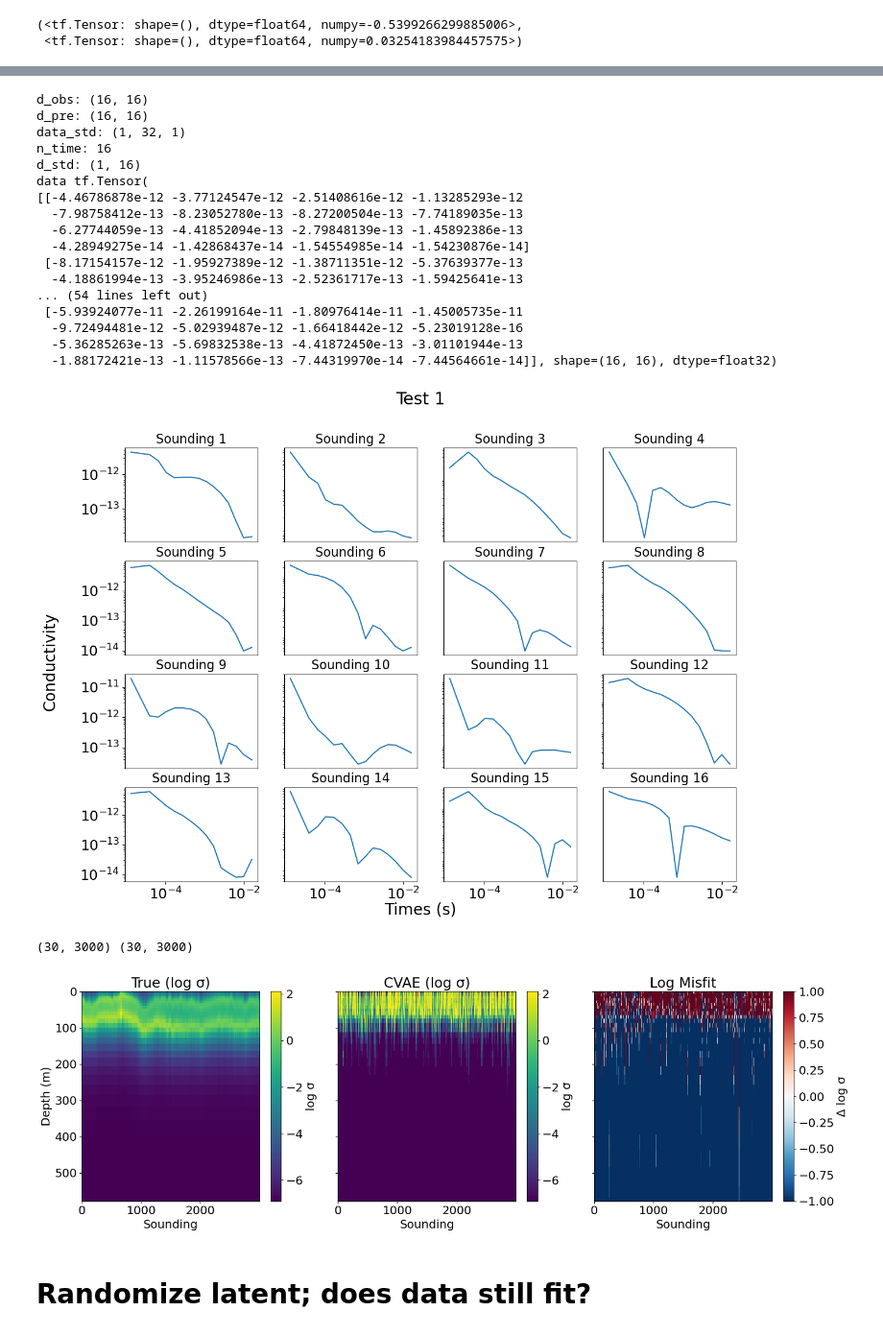
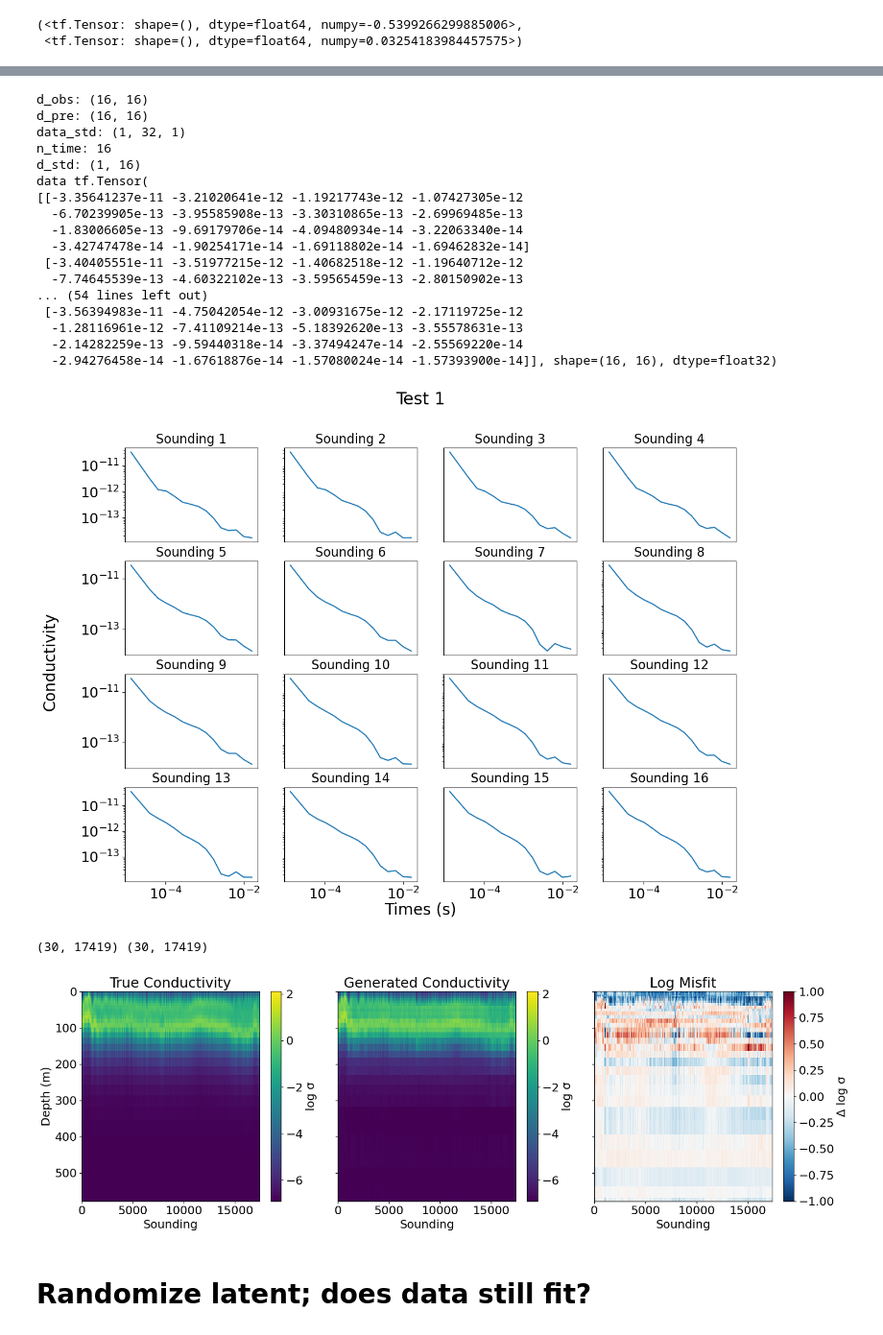
Before and after one commit to sarafhirsch/EM-CVAE-Graduate_Research-main, a Jupyter notebook: MT_64_Updated.ipynb, the cells around one changed output, grey strips where cells are left out. Shown at 96% size. Saved outputs shown, nothing was run; the diff lists cells and outputs as text; code cells hidden in the pictures.

Commit message:
2D Conductivity Plots

```diff
--- a/MT_64_Updated.ipynb
+++ b/MT_64_Updated.ipynb
@@ -480,9 +480,9 @@ print(x_validate_raw.shape)
 
 x_train1 = x_train
 # print(x_train1)
-x_validate1 = x_validate[0:3000,]
+x_validate1 = x_validate
 x_train_raw1 = x_train_raw
-x_validate_raw1 = x_validate_raw[0:3000,]
+x_validate_raw1 = x_validate_raw
 # x_test_raw1 = x_test_raw[0:1000,]
 # print(x_train_raw1)
 # plt.plot(x_train_raw1[0],np.append(0,depths))
@@ -755,6 +755,3 @@ gc.collect()
 # optimizer = tf.keras.optimizers.Adam(0.005, 0.5, clipnorm=1)
 base_optimizer = tf.keras.optimizers.Adam(learning_rate=5e-4)
 optimizer = tf.keras.mixed_precision.LossScaleOptimizer(base_optimizer)
-# %%
-network.inference_net.load_weights(run + '/encoder_weights.h5')
-network.generative_net.load_weights(run + '/decoder_weights.h5')
@@ -998,7 +1020,7 @@ vae.plot_logs(np.exp(network.tanhs_to_model(x_validate[0:16])), depths=depths, s
 [figure]
 # %%
 z_model = network.reparameterize(*network.encode(x_validate[:16]))
-z_model_all = network.reparameterize(*network.encode(x_validate[:3000]))
+z_model_all = network.reparameterize(*network.encode(x_validate))
 print(np.shape(z_model))
 z_data = raw_validate_data[:16]
 z_data_all = raw_validate_data
@@ -1030,7 +1052,7 @@ zmd_tanhs_all = np.reshape(zmd_tanhs_all, (zmd_samples_all, network.n_model))
 zmd_logs_all = network.tanhs_to_model(zmd_tanhs_all)
 
 true_validate = network.tanhs_to_model(x_validate[0:16])
-true_validate_all = network.tanhs_to_model(x_validate[0:3000])
+true_validate_all = network.tanhs_to_model(x_validate)
 # %%
 #Why does x2 on the predicted make it match better???
 # fig = plt.figure(figsize=(20, 20))
@@ -1153,18 +1175,18 @@ data_std: (1, 32, 1)
 n_time: 16
 d_std: (1, 16)
 data tf.Tensor(
-[[-4.46786878e-12 -3.77124547e-12 -2.51408616e-12 -1.13285293e-12
-  -7.98758412e-13 -8.23052780e-13 -8.27200504e-13 -7.74189035e-13
-  -6.27744059e-13 -4.41852094e-13 -2.79848139e-13 -1.45892386e-13
-  -4.28949275e-14 -1.42868437e-14 -1.54554985e-14 -1.54230876e-14]
- [-8.17154157e-12 -1.95927389e-12 -1.38711351e-12 -5.37639377e-13
-  -4.18861994e-13 -3.95246986e-13 -2.52361717e-13 -1.59425641e-13
+[[-3.35641237e-11 -3.21020641e-12 -1.19217743e-12 -1.07427305e-12
+  -6.70239905e-13 -3.95585908e-13 -3.30310865e-13 -2.69969485e-13
+  -1.83006605e-13 -9.69179706e-14 -4.09480934e-14 -3.22063340e-14
+  -3.42747478e-14 -1.90254171e-14 -1.69118802e-14 -1.69462832e-14]
+ [-3.40405551e-11 -3.51977215e-12 -1.40682518e-12 -1.19640712e-12
+  -7.74645539e-13 -4.60322102e-13 -3.59565459e-13 -2.80150902e-13
 ... (54 lines left out)
- [-5.93924077e-11 -2.26199164e-11 -1.80976414e-11 -1.45005735e-11
-  -9.72494481e-12 -5.02939487e-12 -1.66418442e-12 -5.23019128e-16
-  -5.36285263e-13 -5.69832538e-13 -4.41872450e-13 -3.01101944e-13
-  -1.88172421e-13 -1.11578566e-13 -7.44319970e-14 -7.44564661e-14]], shape=(16, 16), dtype=float32)
+ [-3.56394983e-11 -4.75042054e-12 -3.00931675e-12 -2.17119725e-12
+  -1.28116961e-12 -7.41109214e-13 -5.18392620e-13 -3.55578631e-13
+  -2.14282259e-13 -9.59440318e-14 -3.37494247e-14 -2.55569220e-14
+  -2.94276458e-14 -1.67618876e-14 -1.57080024e-14 -1.57393900e-14]], shape=(16, 16), dtype=float32)
-[figure, old version]
+[figure, new version]
 # %%
 # Trim everything consistently
 true_section_v = true_validate_all[:, :-2]
@@ -1183,7 +1205,7 @@ x_v = np.arange(nx_v)   # or real station distances if you have them
 X_v, Z_v = np.meshgrid(x_v, depths_2d)
 print(X_v.shape,Z_v.shape)
 # %% [output]
-(30, 3000) (30, 3000)
+(30, 17419) (30, 17419)
 # %%
 fig, axs = plt.subplots(1, 3, figsize=(18, 6), sharey=True)
 
@@ -1195,38 +1217,38 @@ vmax = np.max(true_section_v)
 im0 = axs[0].pcolormesh(X_v, Z_v, true_section_v,
                         shading='auto', cmap='viridis',
                         vmin=vmin, vmax=vmax)
-axs[0].set_title('True (log σ)')
+axs[0].set_title('True Conductivity')
 
 # PREDICTED
 im1 = axs[1].pcolormesh(X_v, Z_v, pred_section_v,
                         shading='auto', cmap='viridis',
                         vmin=vmin, vmax=vmax)
-axs[1].set_title('CVAE (log σ)')
+axs[1].set_title('Generated Conductivity')
 
 # MISFIT (log difference)
 misfit = pred_section_v - true_section_v
 
 im2 = axs[2].pcolormesh(X_v, Z_v, misfit,
                         shading='auto', cmap='RdBu_r',
                         vmin=-1, vmax=1)  # adjustable
 axs[2].set_title('Log Misfit')
 
 # Formatting
 for ax in axs:
     ax.invert_yaxis()
     ax.set_xlabel('Sounding')
 
 axs[0].set_ylabel('Depth (m)')
 
 # Colorbars
 fig.colorbar(im0, ax=axs[0], label='log σ')
 fig.colorbar(im1, ax=axs[1], label='log σ')
 fig.colorbar(im2, ax=axs[2], label='Δ log σ')
 
 plt.tight_layout()
 plt.show()
 # %% [output]
-[figure, old version]
+[figure, new version]
 # %% [markdown]
 # Randomize latent; does data still fit?
 # %%
```
Also changed, not shown: parts of 33 cells of this notebook, 6 other files.
